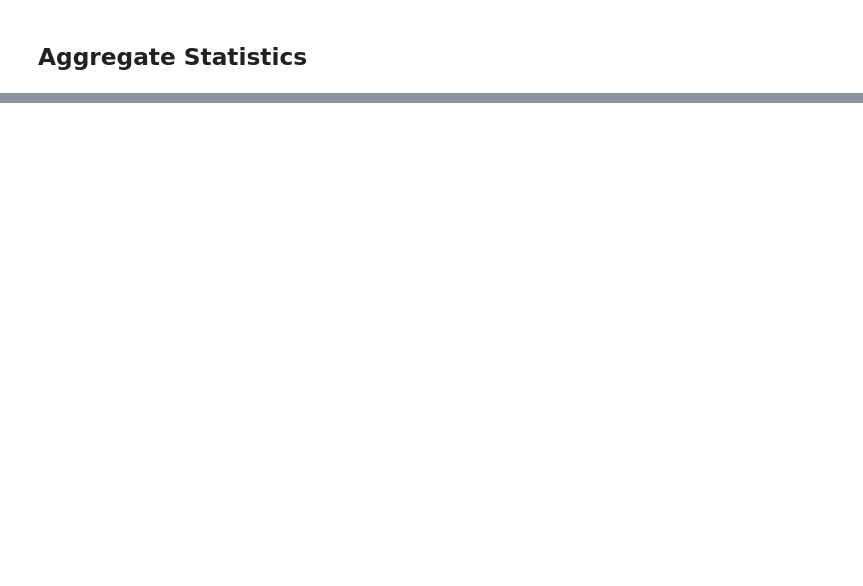
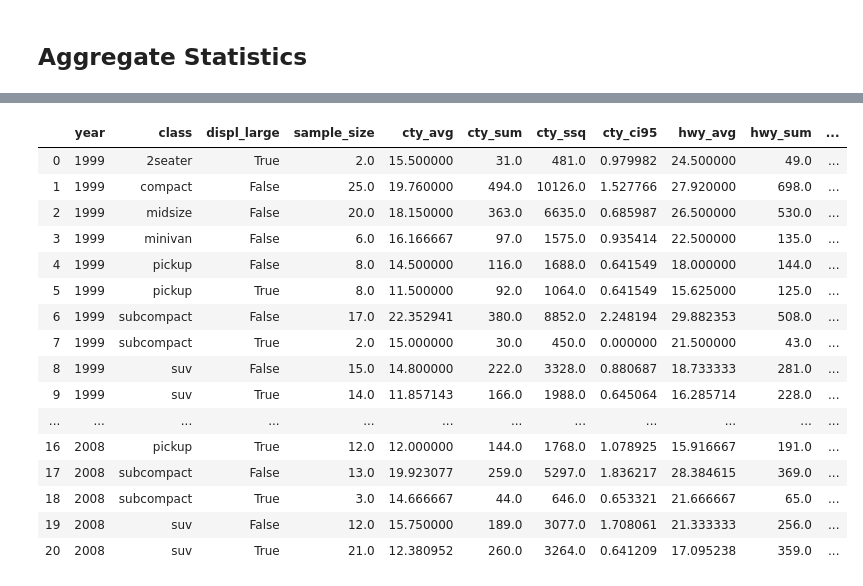
Before and after one commit to jykim/eda_utils, a Jupyter notebook: notebooks/mpg_example.ipynb, the cells around one changed output, grey strips where cells are left out. Cells and saved outputs as stored; diff of their text form; code cells hidden in the pictures; blank space fills up the shorter version.

```diff
--- a/notebooks/mpg_example.ipynb
+++ b/notebooks/mpg_example.ipynb
@@ -214,0 +160,24 @@ class
+# %%
+mpg['displ_large'] = mpg.displ.apply(lambda e: True if e > 4.5 else False)
+FACETS = ['year', 'class', 'displ_large']
+METRICS = ['cty', 'hwy']
+ea = edu.agg_dataframe(mpg, FACETS, METRICS)
+ea
+# %% [output]
+|  | year | class | displ_large | sample_size | cty_avg | cty_sum | cty_ssq | cty_ci95 | hwy_avg | hwy_sum | ... |
+| 0 | 1999 | 2seater | True | 2.0 | 15.500000 | 31.0 | 481.0 | 0.979982 | 24.500000 | 49.0 | ... |
+| 1 | 1999 | compact | False | 25.0 | 19.760000 | 494.0 | 10126.0 | 1.527766 | 27.920000 | 698.0 | ... |
+| 2 | 1999 | midsize | False | 20.0 | 18.150000 | 363.0 | 6635.0 | 0.685987 | 26.500000 | 530.0 | ... |
+| 3 | 1999 | minivan | False | 6.0 | 16.166667 | 97.0 | 1575.0 | 0.935414 | 22.500000 | 135.0 | ... |
+| 4 | 1999 | pickup | False | 8.0 | 14.500000 | 116.0 | 1688.0 | 0.641549 | 18.000000 | 144.0 | ... |
+| 5 | 1999 | pickup | True | 8.0 | 11.500000 | 92.0 | 1064.0 | 0.641549 | 15.625000 | 125.0 | ... |
+| 6 | 1999 | subcompact | False | 17.0 | 22.352941 | 380.0 | 8852.0 | 2.248194 | 29.882353 | 508.0 | ... |
+| 7 | 1999 | subcompact | True | 2.0 | 15.000000 | 30.0 | 450.0 | 0.000000 | 21.500000 | 43.0 | ... |
+| 8 | 1999 | suv | False | 15.0 | 14.800000 | 222.0 | 3328.0 | 0.880687 | 18.733333 | 281.0 | ... |
+| 9 | 1999 | suv | True | 14.0 | 11.857143 | 166.0 | 1988.0 | 0.645064 | 16.285714 | 228.0 | ... |
+| ... | ... | ... | ... | ... | ... | ... | ... | ... | ... | ... | ... |
+| 16 | 2008 | pickup | True | 12.0 | 12.000000 | 144.0 | 1768.0 | 1.078925 | 15.916667 | 191.0 | ... |
+| 17 | 2008 | subcompact | False | 13.0 | 19.923077 | 259.0 | 5297.0 | 1.836217 | 28.384615 | 369.0 | ... |
+| 18 | 2008 | subcompact | True | 3.0 | 14.666667 | 44.0 | 646.0 | 0.653321 | 21.666667 | 65.0 | ... |
+| 19 | 2008 | suv | False | 12.0 | 15.750000 | 189.0 | 3077.0 | 1.708061 | 21.333333 | 256.0 | ... |
+| 20 | 2008 | suv | True | 21.0 | 12.380952 | 260.0 | 3264.0 | 0.641209 | 17.095238 | 359.0 | ... |
```
Also changed, not shown: parts of 16 cells of this notebook, 4 other files.
